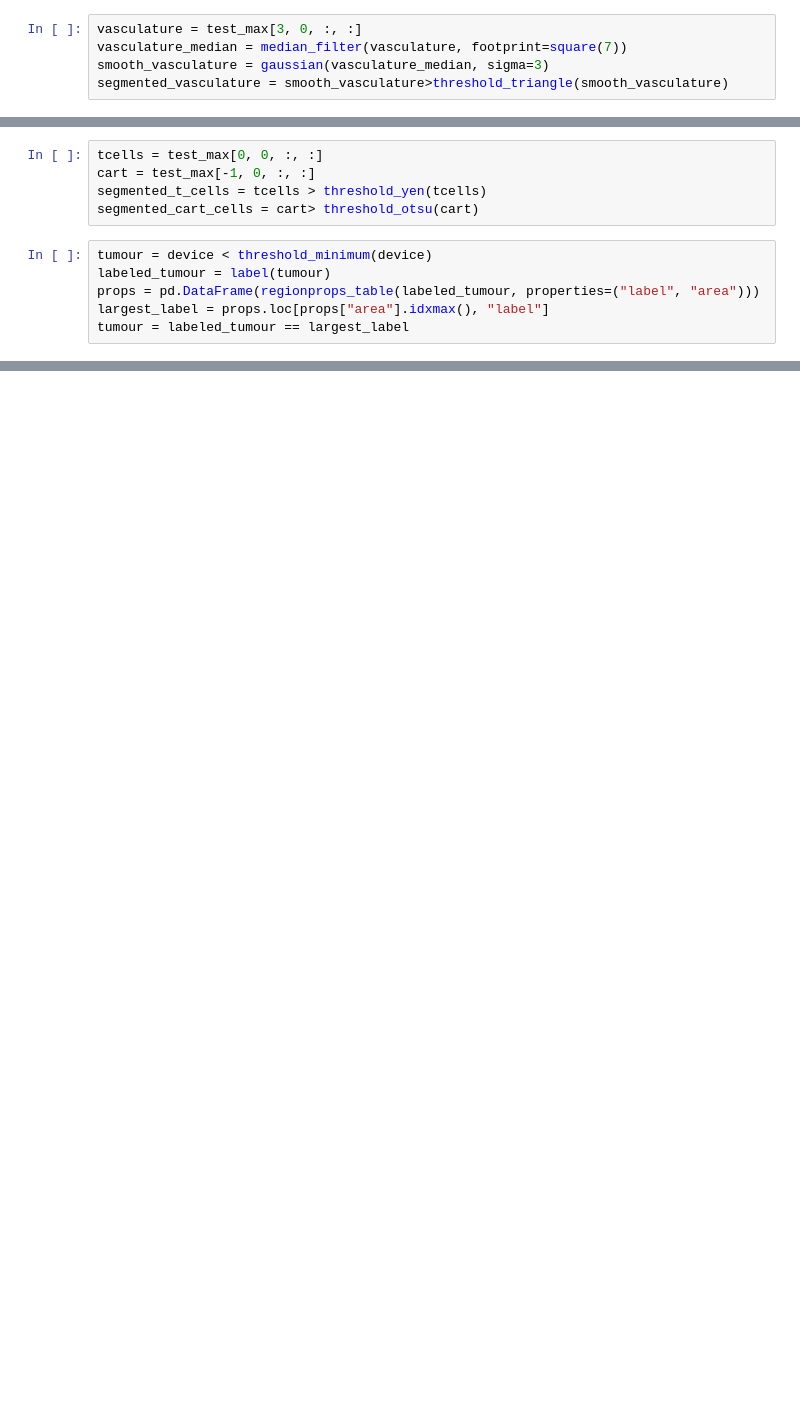
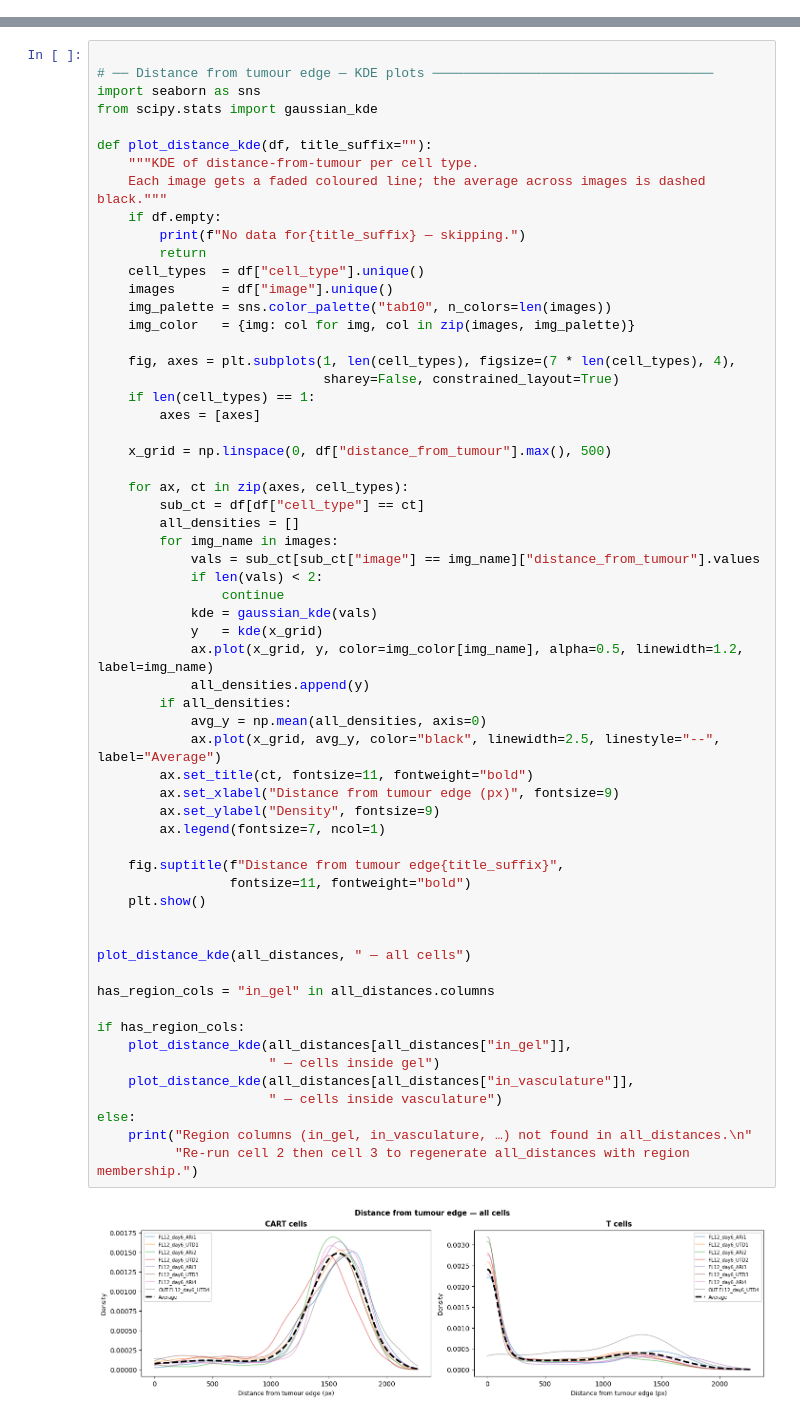
Before and after one commit to isobelth/image_quantification, a Jupyter notebook: WIP_CART_Analysis/cart_analysis.ipynb, the cells around one changed output, grey strips where cells are left out. Saved outputs shown, nothing was run; the diff lists cells and outputs as text; blank space fills up the shorter version.

Commit message:
added left right division and distane from tumour edge

```diff
--- a/WIP_CART_Analysis/cart_analysis.ipynb
+++ b/WIP_CART_Analysis/cart_analysis.ipynb
@@ -74,5 +28,0 @@ for i in range(test_sum.shape[0]):
-# %%
-vasculature = test_max[3, 0, :, :]
-vasculature_median = median_filter(vasculature, footprint=square(7))
-smooth_vasculature = gaussian(vasculature_median, sigma=3)
-segmented_vasculature = smooth_vasculature>threshold_triangle(smooth_vasculature)
@@ -91,11 +28,0 @@ gel = labeled_gel == largest_label
-# %%
-tcells = test_max[0, 0, :, :]
-cart = test_max[-1, 0, :, :]
-segmented_t_cells = tcells > threshold_yen(tcells)
-segmented_cart_cells = cart> threshold_otsu(cart)
-# %%
-tumour = device < threshold_minimum(device)
-labeled_tumour = label(tumour)
-props = pd.DataFrame(regionprops_table(labeled_tumour, properties=("label", "area")))
-largest_label = props.loc[props["area"].idxmax(), "label"]
-tumour = labeled_tumour == largest_label
@@ -217,0 +372,62 @@ plt.show()
+# %%
+
+# ── Distance from tumour edge — KDE plots ────────────────────────────────────
+import seaborn as sns
+from scipy.stats import gaussian_kde
+
+def plot_distance_kde(df, title_suffix=""):
+    """KDE of distance-from-tumour per cell type.
+    Each image gets a faded coloured line; the average across images is dashed black."""
+    if df.empty:
+        print(f"No data for{title_suffix} — skipping.")
+        return
+    cell_types  = df["cell_type"].unique()
+    images      = df["image"].unique()
+    img_palette = sns.color_palette("tab10", n_colors=len(images))
+    img_color   = {img: col for img, col in zip(images, img_palette)}
+
+    fig, axes = plt.subplots(1, len(cell_types), figsize=(7 * len(cell_types), 4),
+                             sharey=False, constrained_layout=True)
+    if len(cell_types) == 1:
+        axes = [axes]
+
+    x_grid = np.linspace(0, df["distance_from_tumour"].max(), 500)
+
+    for ax, ct in zip(axes, cell_types):
+        sub_ct = df[df["cell_type"] == ct]
+        all_densities = []
+        for img_name in images:
+            vals = sub_ct[sub_ct["image"] == img_name]["distance_from_tumour"].values
+            if len(vals) < 2:
+                continue
+            kde = gaussian_kde(vals)
+            y   = kde(x_grid)
+            ax.plot(x_grid, y, color=img_color[img_name], alpha=0.5, linewidth=1.2, label=img_name)
+            all_densities.append(y)
+        if all_densities:
+            avg_y = np.mean(all_densities, axis=0)
+            ax.plot(x_grid, avg_y, color="black", linewidth=2.5, linestyle="--", label="Average")
+        ax.set_title(ct, fontsize=11, fontweight="bold")
+        ax.set_xlabel("Distance from tumour edge (px)", fontsize=9)
+        ax.set_ylabel("Density", fontsize=9)
+        ax.legend(fontsize=7, ncol=1)
+
+    fig.suptitle(f"Distance from tumour edge{title_suffix}",
+                 fontsize=11, fontweight="bold")
+    plt.show()
+
+
+plot_distance_kde(all_distances, " — all cells")
+
+has_region_cols = "in_gel" in all_distances.columns
+
+if has_region_cols:
+    plot_distance_kde(all_distances[all_distances["in_gel"]],
+                      " — cells inside gel")
+    plot_distance_kde(all_distances[all_distances["in_vasculature"]],
+                      " — cells inside vasculature")
+else:
+    print("Region columns (in_gel, in_vasculature, …) not found in all_distances.\n"
+          "Re-run cell 2 then cell 3 to regenerate all_distances with region membership.")
+# %% [output]
+[figure, added]
```
Also changed, not shown: parts of 13 cells of this notebook.
